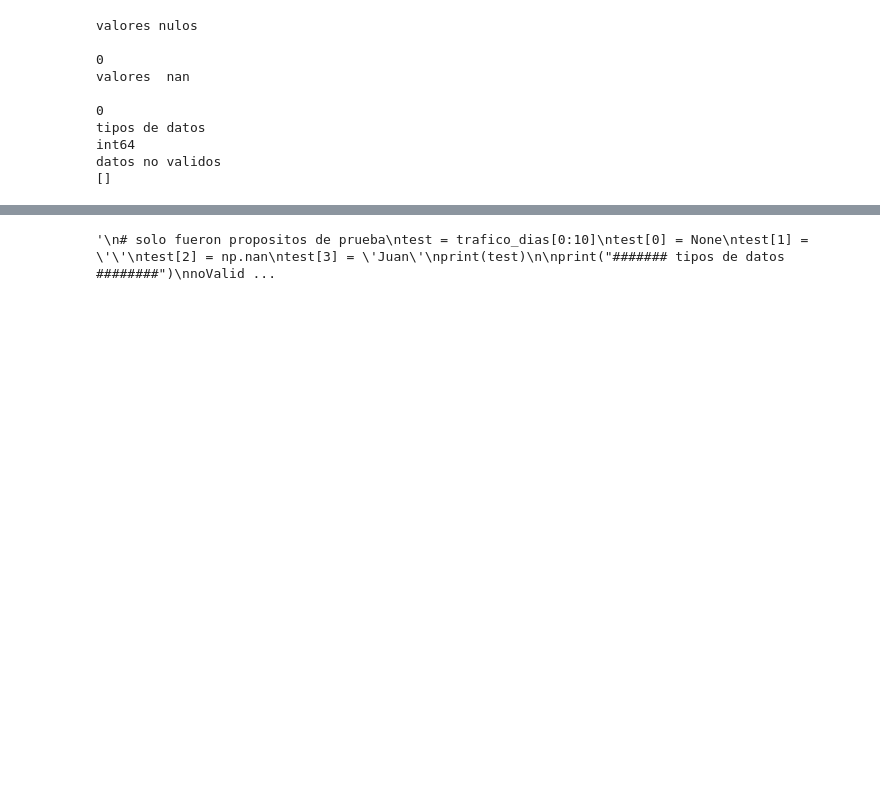
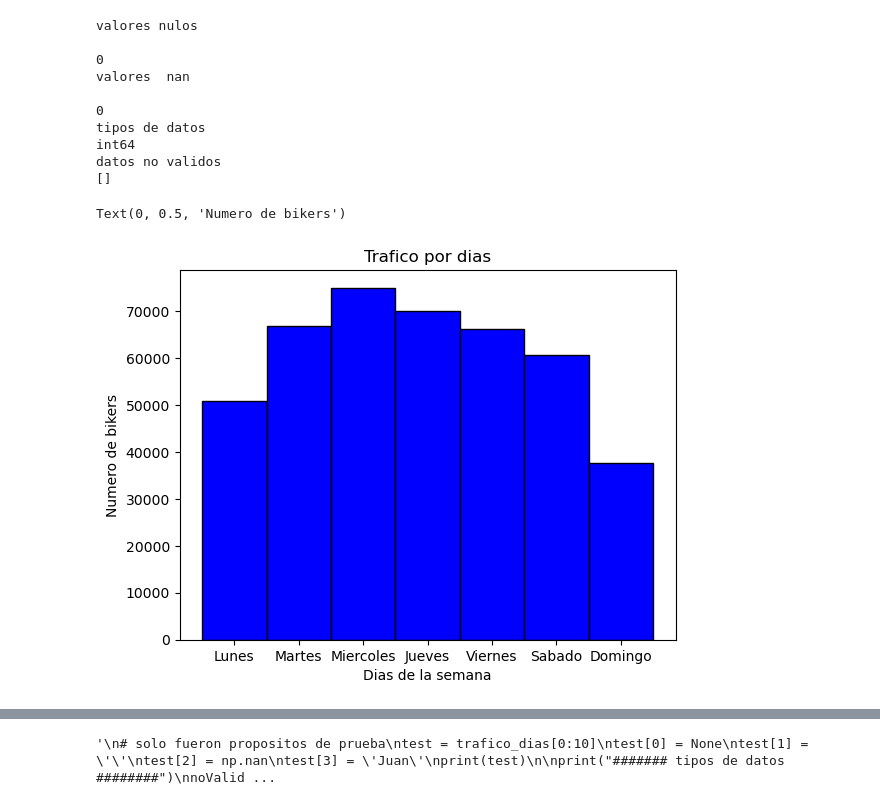
Before and after one commit to juanzin/urban-transport-data-science, a Jupyter notebook: src/analysis.ipynb, the cells around one changed output, grey strips where cells are left out. Cells and saved outputs as stored; diff of their text form; code cells hidden in the pictures; blank space fills up the shorter version.

```diff
--- a/src/analysis.ipynb
+++ b/src/analysis.ipynb
@@ -86,4 +82,17 @@ int64
 datos no validos
 []
 # %%
-# visualizacion de dias mas concurridos
+# visualizacion de dias mas concurridos -> respondiendo a: ¿Que dias hay mas flujo de bikers?
+conteo, bins, patches = plt.hist(trafico_dias, bins=7, color="blue", edgecolor="black")
+
+# Crear etiquetas personalizadas para cada bin
+etiquetas = ["Lunes", "Martes", "Miercoles", "Jueves", "Viernes", "Sabado", "Domingo"]
+# Colocar etiquetas en el eje X
+plt.xticks([(bins[i] + bins[i+1]) / 2 for i in range(len(bins)-1)], etiquetas)
+
+plt.title("Trafico por dias")
+plt.xlabel("Dias de la semana")
+plt.ylabel("Numero de bikers")
+# %% [output]
+Text(0, 0.5, 'Numero de bikers')
+[figure, added]
```
Also changed, not shown: parts of 5 cells of this notebook.
